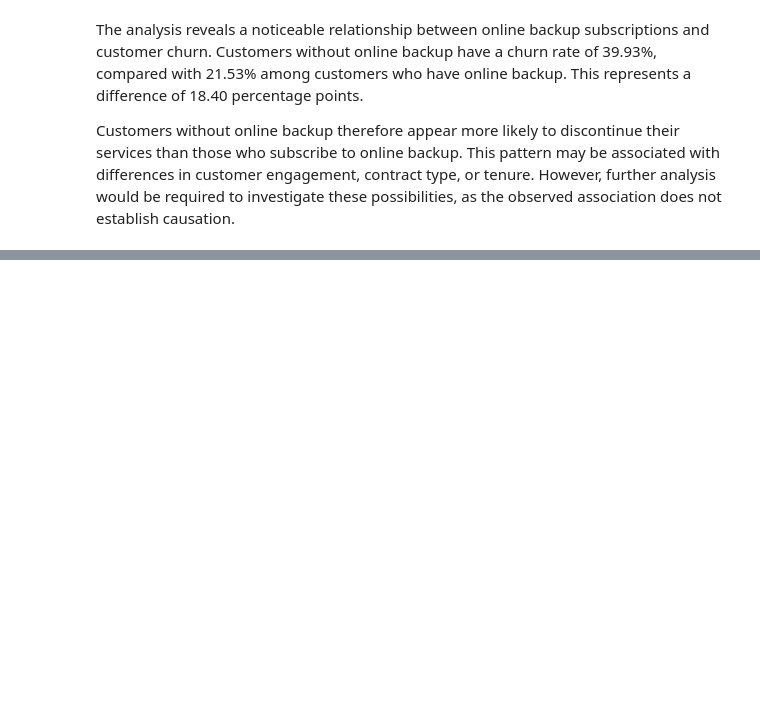
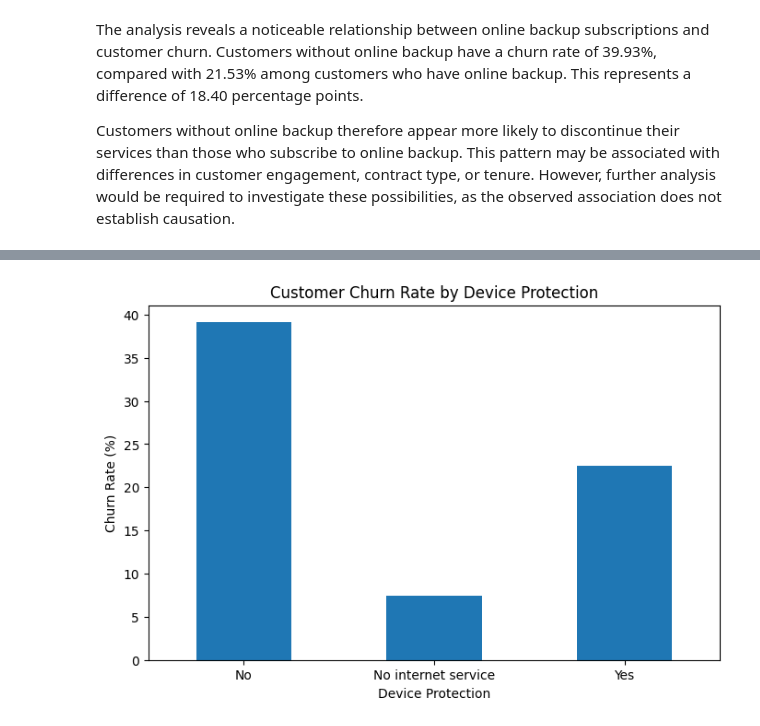
Before and after one commit to SJ174/MLCW, a Jupyter notebook: MLCW_Task_01.ipynb, the cells around one changed output, grey strips where cells are left out. Cells and saved outputs as stored; diff of their text form; code cells hidden in the pictures; blank space fills up the shorter version.

Commit message:
Analyzed the relationship between device protection and churn

```diff
--- a/MLCW_Task_01.ipynb
+++ b/MLCW_Task_01.ipynb
@@ -622,0 +634,8 @@ Customers without online backup therefore appear more likely to discontinue thei
+# %%
+device_protection_churn = pd.crosstab(
+    df['DeviceProtection'],
+    df['Churn'],
+    normalize='index'
+) * 100
+
+device_protection_churn.round(2)
@@ -622,0 +648,11 @@ Customers without online backup therefore appear more likely to discontinue thei
+# %%
+device_protection_churn['Yes'].plot(kind='bar', figsize=(8, 5))
+
+plt.title('Customer Churn Rate by Device Protection')
+plt.xlabel('Device Protection')
+plt.ylabel('Churn Rate (%)')
+plt.xticks(rotation=0)
+
+plt.show()
+# %% [output]
+[figure, added]
```
Also changed, not shown: parts of 4 cells of this notebook.
